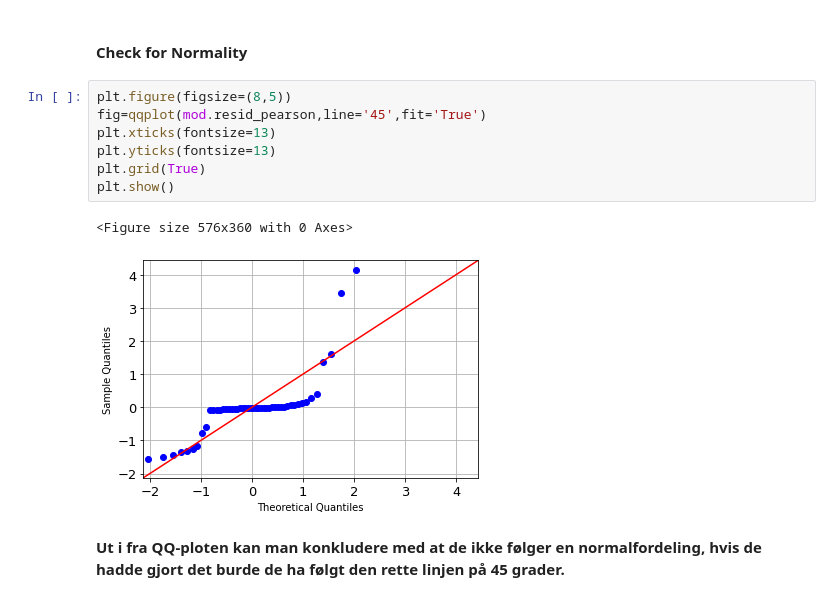
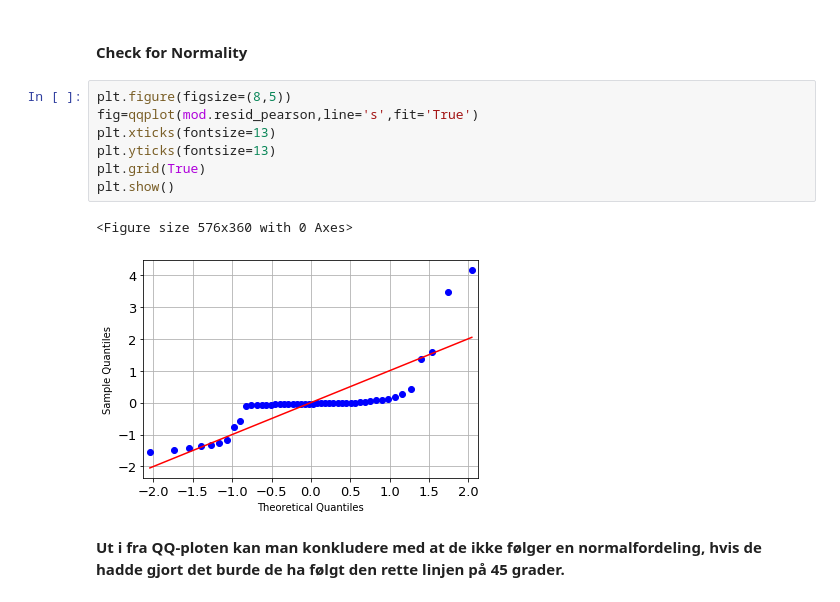
Before and after one commit to amirarfan/STAT210, a Jupyter notebook: Compulsory Assignment - Amir Arfan.ipynb, the cells around one changed output. Cells and saved outputs as stored; diff of their text form.

```diff
--- a/Compulsory Assignment - Amir Arfan.ipynb
+++ b/Compulsory Assignment - Amir Arfan.ipynb
@@ -70,14 +70,14 @@ Warnings:
 #### Check for Normality
 # %%
 plt.figure(figsize=(8,5))
-fig=qqplot(mod.resid_pearson,line='45',fit='True')
+fig=qqplot(mod.resid_pearson,line='s',fit='True')
 plt.xticks(fontsize=13)
 plt.yticks(fontsize=13)
 plt.grid(True)
 plt.show()
 # %% [output]
 <Figure size 576x360 with 0 Axes>
-[figure, old version]
+[figure, new version]
 # %% [markdown]
 **Ut i fra QQ-ploten kan man konkludere med at de ikke følger en normalfordeling, hvis de hadde gjort det burde de ha følgt den rette linjen på 45 grader.**
 # %% [markdown]
```
Also changed, not shown: parts of 8 cells of this notebook, 2 other files.
